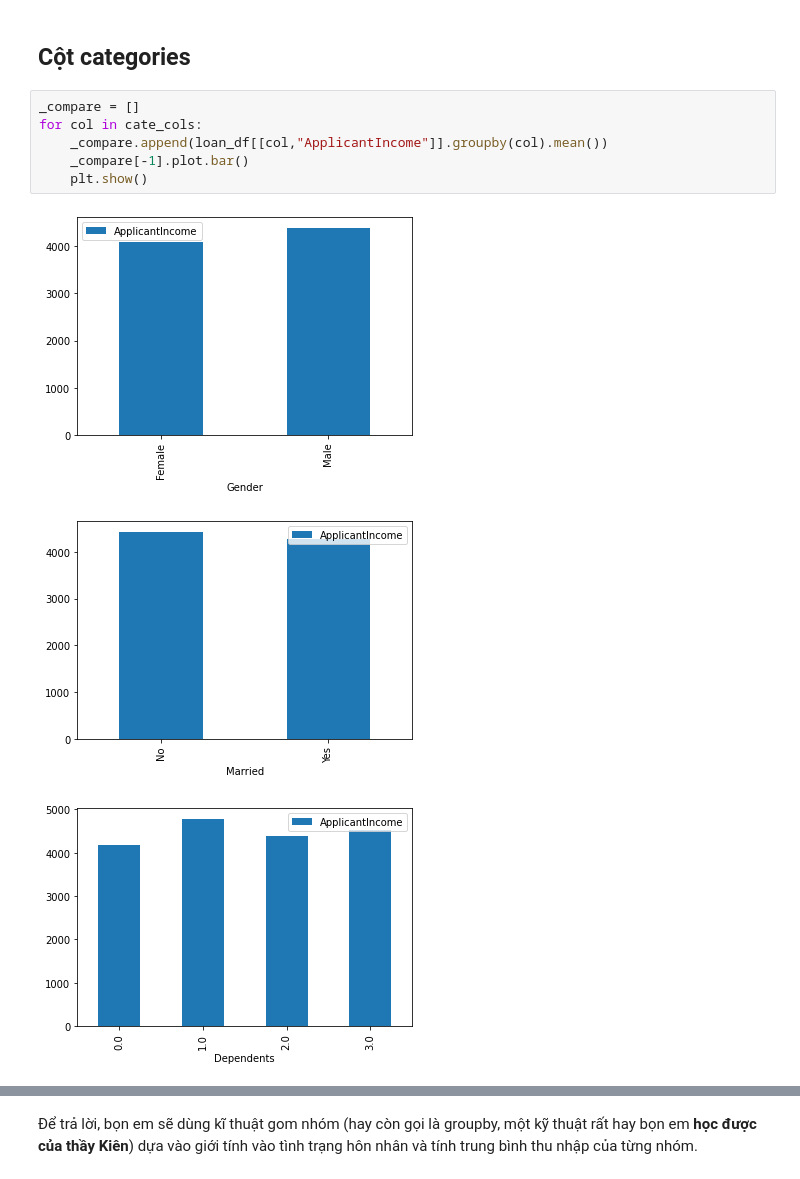
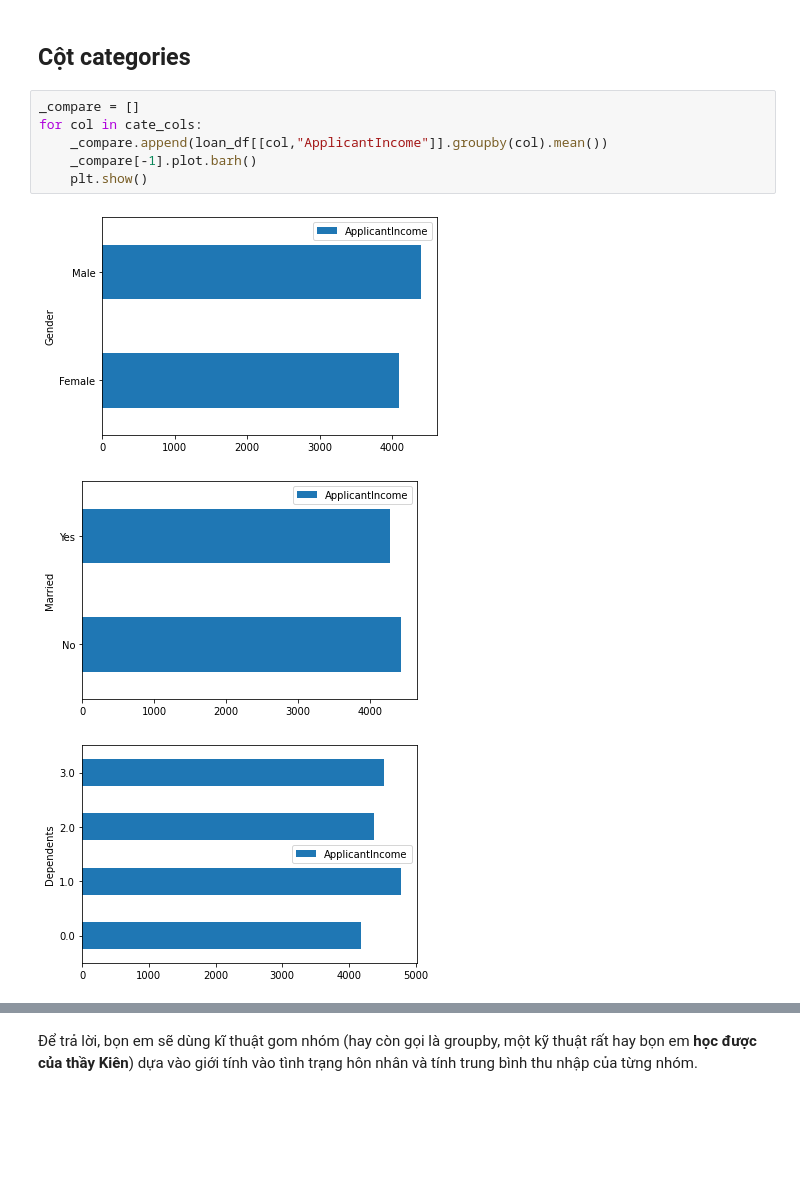
Before and after one commit to tonyvu1289/P4DS-FinalProject-vip, a Jupyter notebook: Final_Project.ipynb, the cells around one changed output, grey strips where cells are left out. Drawn from its saved outputs; the diff is of its cells as text; blank space fills up the shorter version.

```diff
--- a/Final_Project.ipynb
+++ b/Final_Project.ipynb
@@ -475,10 +475,10 @@ Thật đáng buồn là không có thông tin gì được rút trích từ bi
 # %%
 _compare = []
 for col in cate_cols:
     _compare.append(loan_df[[col,"ApplicantIncome"]].groupby(col).mean())
-    _compare[-1].plot.bar()
+    _compare[-1].plot.barh()
     plt.show()
 # %% [output]
-[figure, old version]
+[figure, new version]
-[figure, old version]
+[figure, new version]
-[figure, old version]
+[figure, new version]
```
Also changed, not shown: parts of 22 cells of this notebook.
